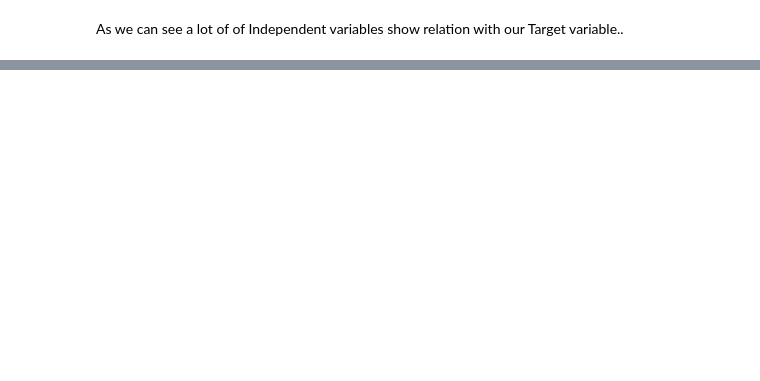
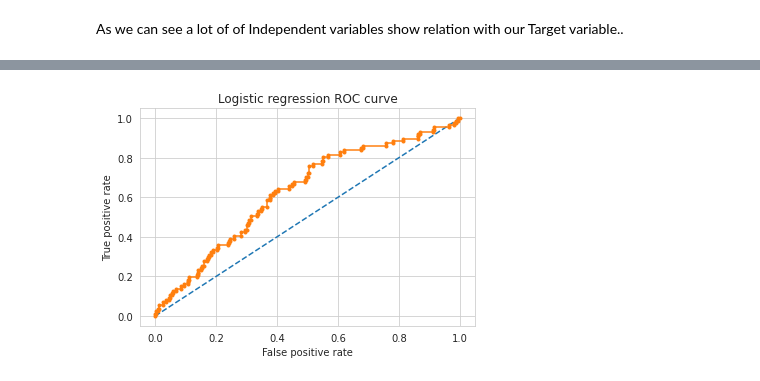
Before and after one commit to ShubhKjoshi/Cardiovascular_Risk-prediction, a Jupyter notebook: Cardiovascular_Risk_Prediction.ipynb, the cells around one changed output, grey strips where cells are left out. Cells and saved outputs as stored; diff of their text form; code cells hidden in the pictures; blank space fills up the shorter version.

```diff
--- a/Cardiovascular_Risk_Prediction.ipynb
+++ b/Cardiovascular_Risk_Prediction.ipynb
@@ -593,0 +659,3 @@ As we can see a lot of of Independent variables show relation with our Target va
+# %%
+# Splitting the data into train and test sets.
+X_train, X_test, y_train, y_test = train_test_split(X, y, test_size=0.2, random_state = 0, stratify = y) #we are splitting the data 80% for training and remaining 20% for testing..
@@ -593,0 +688,3 @@ As we can see a lot of of Independent variables show relation with our Target va
+# %%
+# Handling class imbalancies using SMOTE...
+X_smote, y_smote = SMOTETomek(random_state=42).fit_resample(X_train, y_train)  # fitting the SMOTETomek to the data.
@@ -593,0 +716,9 @@ As we can see a lot of of Independent variables show relation with our Target va
+# %%
+#Using gridsearch cv to select best parameters for our model
+params = {'penalty':['l1','l2'],
+         'C':[0.01,0.1,1,10,100],
+         'class_weight':['balanced',None]}
+clf = GridSearchCV(LogisticRegression(),param_grid=params,cv=10)  #creating model object for logistic regression
+# %%
+# fit the model.
+clf.fit(X_smote, y_smote)
@@ -593,0 +766,16 @@ As we can see a lot of of Independent variables show relation with our Target va
+# %%
+# Getting the prediction probabilities for test set
+lr_proba = clf.predict_proba(X_test)[:,1]
+
+# Getting parameters for ROC curve
+fpr, tpr, thresholds = roc_curve(y_test, lr_proba)
+
+# Plotting the ROC curve
+plt.plot([0,1],[0,1],linestyle ='--')  #plotting Roc Curve
+plt.plot(fpr,tpr, marker='.')
+plt.xlabel('False positive rate')  #setting Xlabel,Ylabel and title
+plt.ylabel('True positive rate')
+plt.title(f"Logistic regression ROC curve")
+plt.show()
+# %% [output]
+[figure, added]
```
Also changed, not shown: parts of 104 cells of this notebook.
